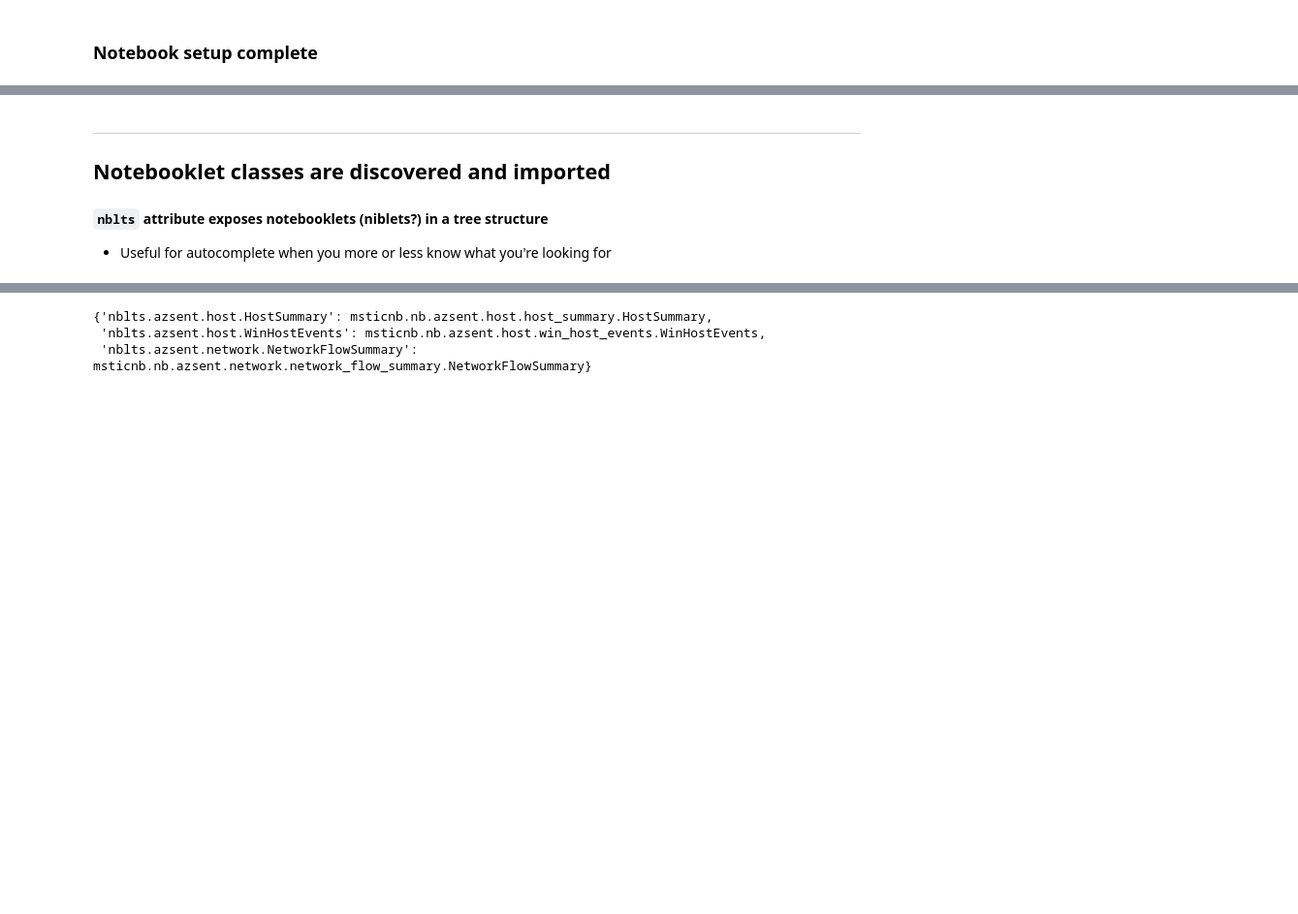
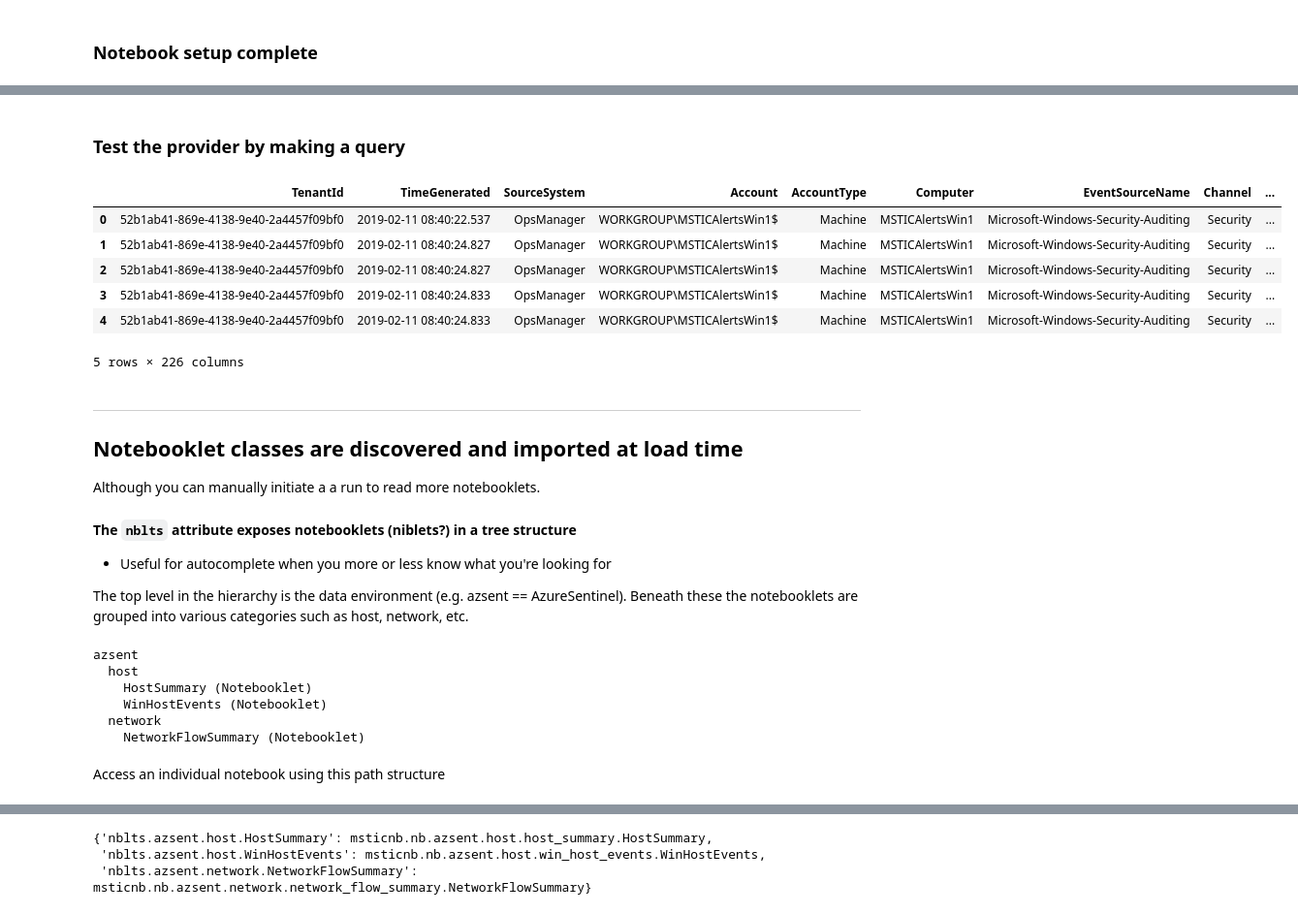
Before and after one commit to microsoft/msticnb, a Jupyter notebook: docs/notebooks/NotebookletsDemo.ipynb, the cells around one changed output, grey strips where cells are left out. Shown at 97% size. Saved outputs shown, nothing was run; the diff lists cells and outputs as text; code cells hidden in the pictures; blank space fills up the shorter version.

```diff
--- a/docs/notebooks/NotebookletsDemo.ipynb
+++ b/docs/notebooks/NotebookletsDemo.ipynb
@@ -74,6 +166,38 @@ Loaded providers: azure_sentinel, ti_lookup, geolite_lookup
+# %% [markdown]
+### Test the provider by making a query
+# %%
+# Loaded providers are available in the data_providers dictionary
+qry_prov = nb.data_providers["LocalData"]
+
+# This is a normal query provider with attached queries
+qry_prov.WindowsSecurity.list_host_events().head()
+# %% [output]
+|  | TenantId | TimeGenerated | SourceSystem | Account | AccountType | Computer | EventSourceName | Channel | ... |
+| 0 | 52b1ab41-869e-4138-9e40-2a4457f09bf0 | 2019-02-11 08:40:22.537 | OpsManager | WORKGROUP\MSTICAlertsWin1$ | Machine | MSTICAlertsWin1 | Microsoft-Windows-Security-Auditing | Security | ... |
+| 1 | 52b1ab41-869e-4138-9e40-2a4457f09bf0 | 2019-02-11 08:40:24.827 | OpsManager | WORKGROUP\MSTICAlertsWin1$ | Machine | MSTICAlertsWin1 | Microsoft-Windows-Security-Auditing | Security | ... |
+| 2 | 52b1ab41-869e-4138-9e40-2a4457f09bf0 | 2019-02-11 08:40:24.827 | OpsManager | WORKGROUP\MSTICAlertsWin1$ | Machine | MSTICAlertsWin1 | Microsoft-Windows-Security-Auditing | Security | ... |
+| 3 | 52b1ab41-869e-4138-9e40-2a4457f09bf0 | 2019-02-11 08:40:24.833 | OpsManager | WORKGROUP\MSTICAlertsWin1$ | Machine | MSTICAlertsWin1 | Microsoft-Windows-Security-Auditing | Security | ... |
+| 4 | 52b1ab41-869e-4138-9e40-2a4457f09bf0 | 2019-02-11 08:40:24.833 | OpsManager | WORKGROUP\MSTICAlertsWin1$ | Machine | MSTICAlertsWin1 | Microsoft-Windows-Security-Auditing | Security | ... |
+5 rows × 226 columns
 # %% [markdown]
 ---
-## Notebooklet classes are discovered and imported
-#### `nblts` attribute exposes notebooklets (niblets?) in a tree structure
+## Notebooklet classes are discovered and imported at load time
+
+Although you can manually initiate a a run to read more notebooklets.
+
+#### The `nblts` attribute exposes notebooklets (niblets?) in a tree structure
 - Useful for autocomplete when you more or less know what you're looking for
+
+The top level in the hierarchy is the data environment (e.g. azsent == AzureSentinel). Beneath these the notebooklets are grouped into various categories such as host, network, etc.
+# %%
+print(nb.nblts)
+# %% [output]
+azsent
+  host
+    HostSummary (Notebooklet)
+    WinHostEvents (Notebooklet)
+  network
+    NetworkFlowSummary (Notebooklet)
+# %% [markdown]
+Access an individual notebook using this path structure
 # %%
```
Also changed, not shown: parts of 38 cells of this notebook, 9 other files.
